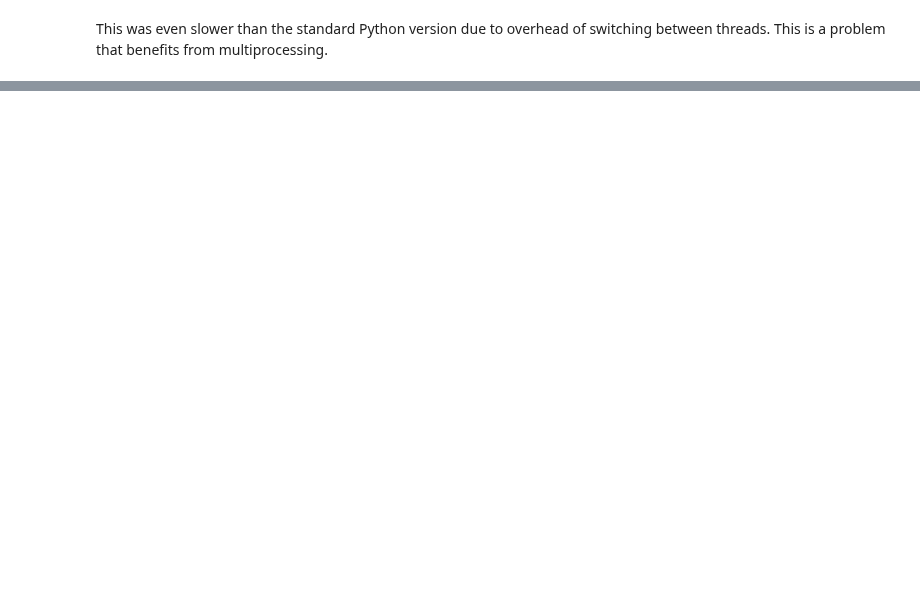
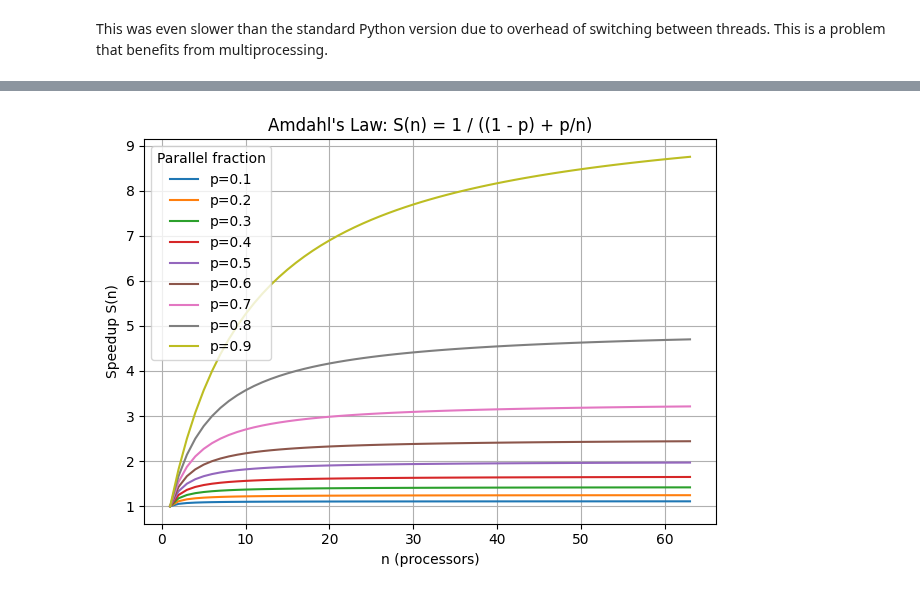
Before and after one commit to tedtop/CSCI-491-591-HPC, a Jupyter notebook: lecture3.ipynb, the cells around one changed output, grey strips where cells are left out. Drawn from its saved outputs; the diff is of its cells as text; code cells hidden in the pictures; blank space fills up the shorter version.

```diff
--- a/lecture3.ipynb
+++ b/lecture3.ipynb
@@ -389,0 +437,20 @@ Launching Xterm...
+# %%
+import numpy as np
+import matplotlib.pyplot as plt
+
+n = np.arange(1, 64)            # processors 1..32
+ps = np.linspace(0.1, 0.9, 9)   # 0.1, 0.2, ..., 0.9
+
+for p in ps:
+    S = 1.0 / ((1 - p) + (p / n))
+    plt.plot(n, S, label=f"p={p:.1f}")
+
+plt.xlabel("n (processors)")
+plt.ylabel("Speedup S(n)")
+plt.title("Amdahl's Law: S(n) = 1 / ((1 - p) + p/n)")
+plt.legend(title="Parallel fraction")
+plt.grid(True)
+plt.tight_layout()
+plt.show()
+# %% [output]
+[figure, added]
```
Also changed, not shown: parts of 18 cells of this notebook.
